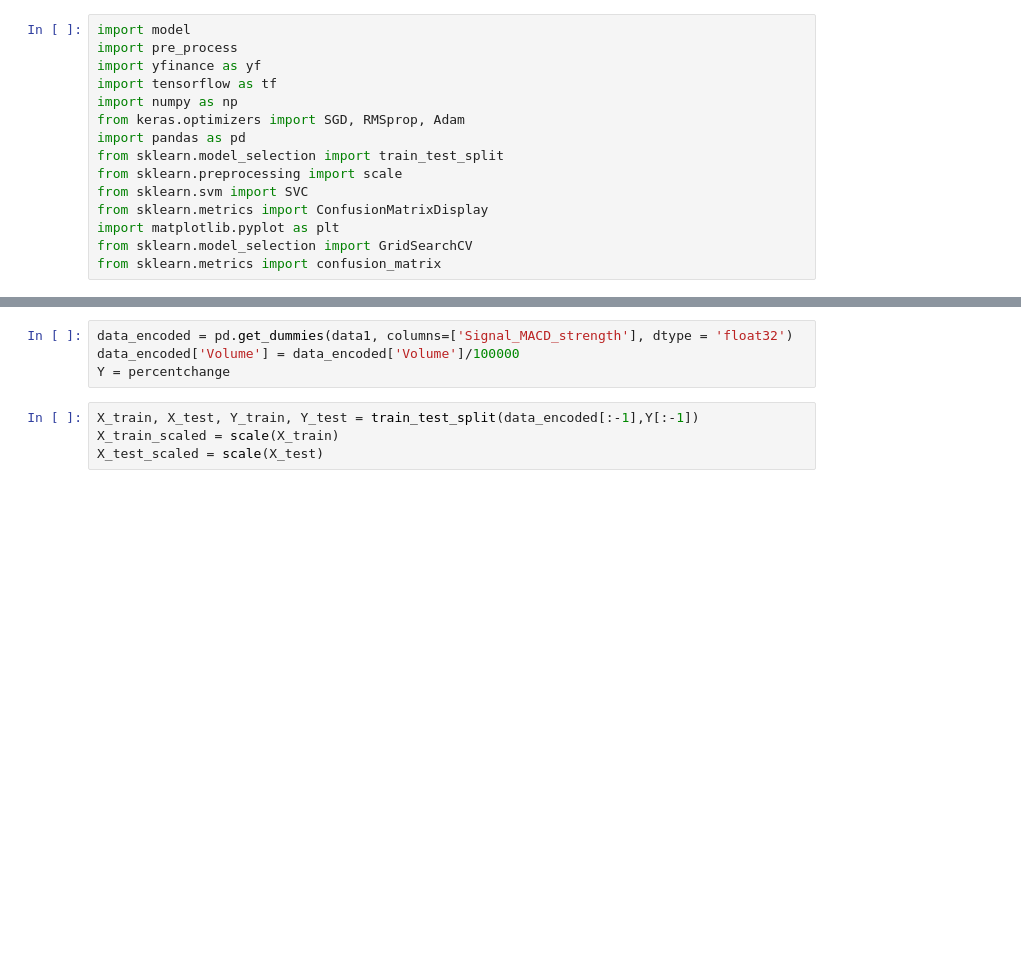
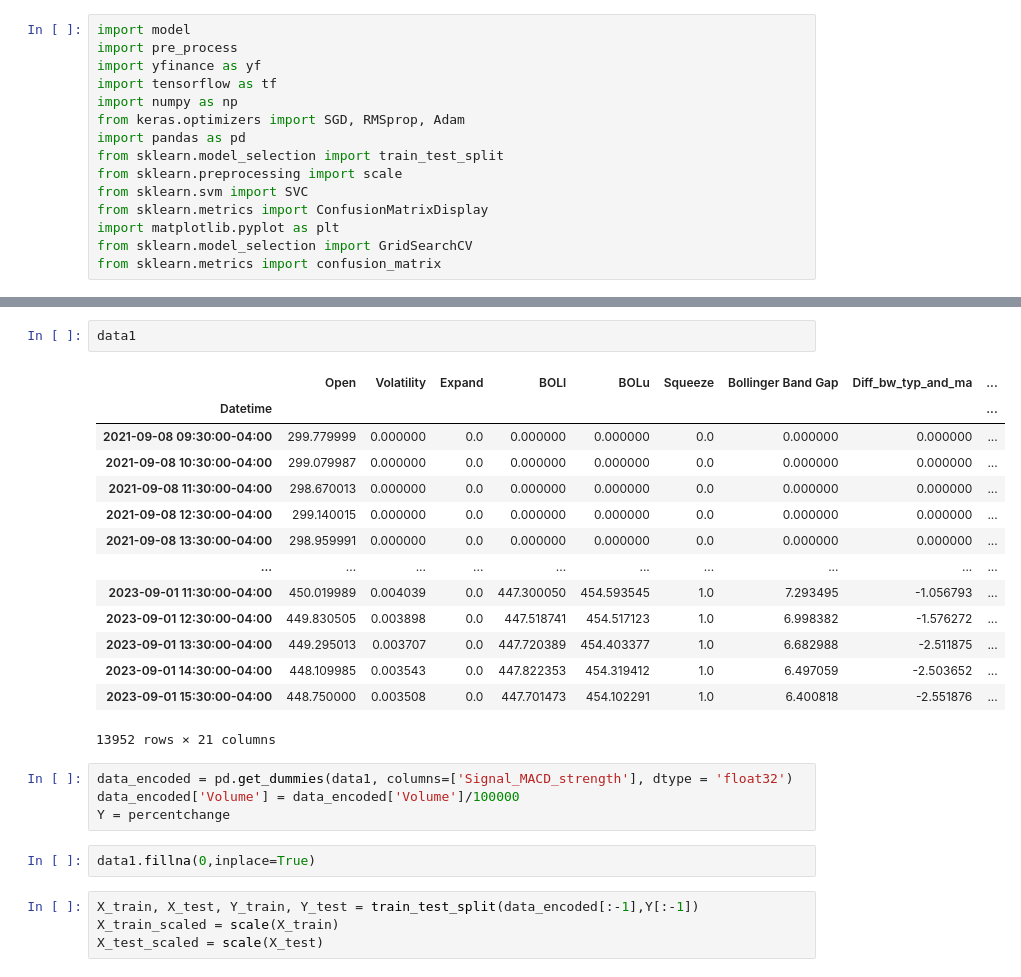
Before and after one commit to dharvpat/ML-excursion, a Jupyter notebook: Support Vector Machines copy.ipynb, the cells around one changed output, grey strips where cells are left out. Saved outputs shown, nothing was run; the diff lists cells and outputs as text; blank space fills up the shorter version.

```diff
--- a/Support Vector Machines copy.ipynb
+++ b/Support Vector Machines copy.ipynb
@@ -32,7 +162,26 @@ for i in range(len(percentchange)):
+# %%
+data1
+# %% [output]
+|  | Open | Volatility | Expand | BOLl | BOLu | Squeeze | Bollinger Band Gap | Diff_bw_typ_and_ma | ... |
+| Datetime |  |  |  |  |  |  |  |  | ... |
+| 2021-09-08 09:30:00-04:00 | 299.779999 | 0.000000 | 0.0 | 0.000000 | 0.000000 | 0.0 | 0.000000 | 0.000000 | ... |
+| 2021-09-08 10:30:00-04:00 | 299.079987 | 0.000000 | 0.0 | 0.000000 | 0.000000 | 0.0 | 0.000000 | 0.000000 | ... |
+| 2021-09-08 11:30:00-04:00 | 298.670013 | 0.000000 | 0.0 | 0.000000 | 0.000000 | 0.0 | 0.000000 | 0.000000 | ... |
+| 2021-09-08 12:30:00-04:00 | 299.140015 | 0.000000 | 0.0 | 0.000000 | 0.000000 | 0.0 | 0.000000 | 0.000000 | ... |
+| 2021-09-08 13:30:00-04:00 | 298.959991 | 0.000000 | 0.0 | 0.000000 | 0.000000 | 0.0 | 0.000000 | 0.000000 | ... |
+| ... | ... | ... | ... | ... | ... | ... | ... | ... | ... |
+| 2023-09-01 11:30:00-04:00 | 450.019989 | 0.004039 | 0.0 | 447.300050 | 454.593545 | 1.0 | 7.293495 | -1.056793 | ... |
+| 2023-09-01 12:30:00-04:00 | 449.830505 | 0.003898 | 0.0 | 447.518741 | 454.517123 | 1.0 | 6.998382 | -1.576272 | ... |
+| 2023-09-01 13:30:00-04:00 | 449.295013 | 0.003707 | 0.0 | 447.720389 | 454.403377 | 1.0 | 6.682988 | -2.511875 | ... |
+| 2023-09-01 14:30:00-04:00 | 448.109985 | 0.003543 | 0.0 | 447.822353 | 454.319412 | 1.0 | 6.497059 | -2.503652 | ... |
+| 2023-09-01 15:30:00-04:00 | 448.750000 | 0.003508 | 0.0 | 447.701473 | 454.102291 | 1.0 | 6.400818 | -2.551876 | ... |
+13952 rows × 21 columns
 # %%
 data_encoded = pd.get_dummies(data1, columns=['Signal_MACD_strength'], dtype = 'float32')
 data_encoded['Volume'] = data_encoded['Volume']/100000
 Y = percentchange
+# %%
+data1.fillna(0,inplace=True)
 # %%
 X_train, X_test, Y_train, Y_test = train_test_split(data_encoded[:-1],Y[:-1])
 X_train_scaled = scale(X_train)
```
Also changed, not shown: parts of 13 cells of this notebook.
